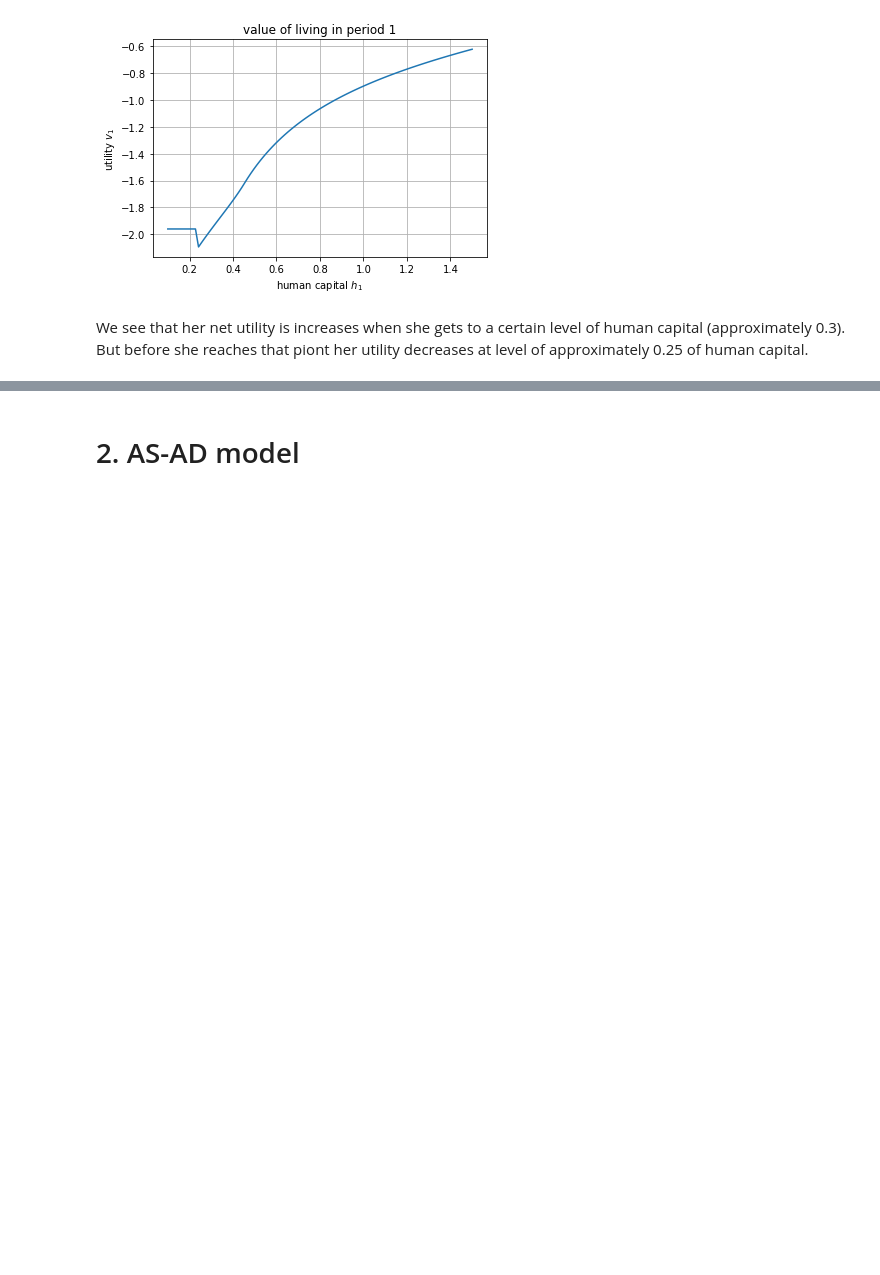
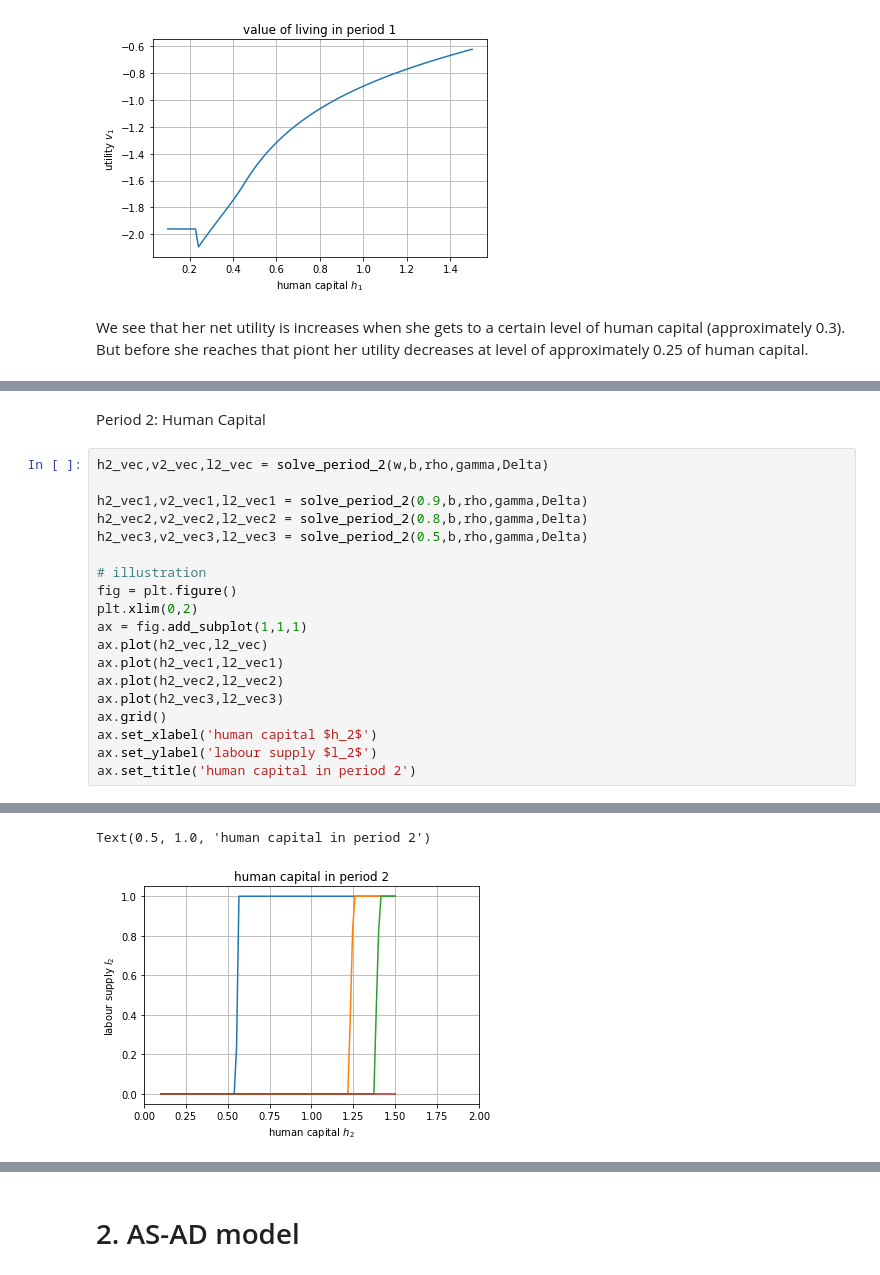
Before and after one commit to NumEconCopenhagen/projects-2019-tba, a Jupyter notebook: examproject/exam_2019.ipynb, the cells around one changed output, grey strips where cells are left out. Saved outputs shown, nothing was run; the diff lists cells and outputs as text; blank space fills up the shorter version.

```diff
--- a/examproject/exam_2019.ipynb
+++ b/examproject/exam_2019.ipynb
@@ -283,0 +292,22 @@ We see that her net utility is increases when she gets to a certain level of hum
+# %% [markdown]
+Period 2: Human Capital
+# %%
+h2_vec,v2_vec,l2_vec = solve_period_2(w,b,rho,gamma,Delta)
+
+h2_vec1,v2_vec1,l2_vec1 = solve_period_2(0.9,b,rho,gamma,Delta)
+h2_vec2,v2_vec2,l2_vec2 = solve_period_2(0.8,b,rho,gamma,Delta)
+h2_vec3,v2_vec3,l2_vec3 = solve_period_2(0.5,b,rho,gamma,Delta)
+
+# illustration
+fig = plt.figure()
+plt.xlim(0,2)
+ax = fig.add_subplot(1,1,1)
+ax.plot(h2_vec,l2_vec)
+ax.plot(h2_vec1,l2_vec1)
+ax.plot(h2_vec2,l2_vec2)
+ax.plot(h2_vec3,l2_vec3)
+ax.grid()
+ax.set_xlabel('human capital $h_2$')
+ax.set_ylabel('labour supply $l_2$')
+ax.set_title('human capital in period 2')
+# %% [output]
@@ -283,0 +316,2 @@ We see that her net utility is increases when she gets to a certain level of hum
+Text(0.5, 1.0, 'human capital in period 2')
+[figure, added]
```
Also changed, not shown: parts of 6 cells of this notebook.
